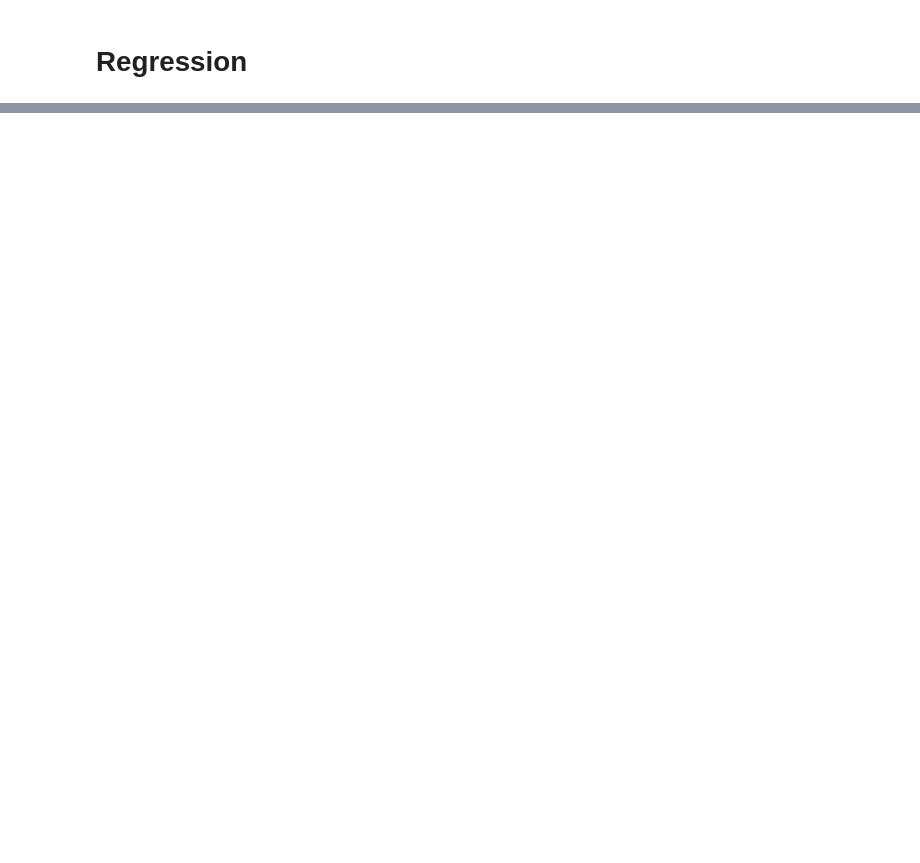
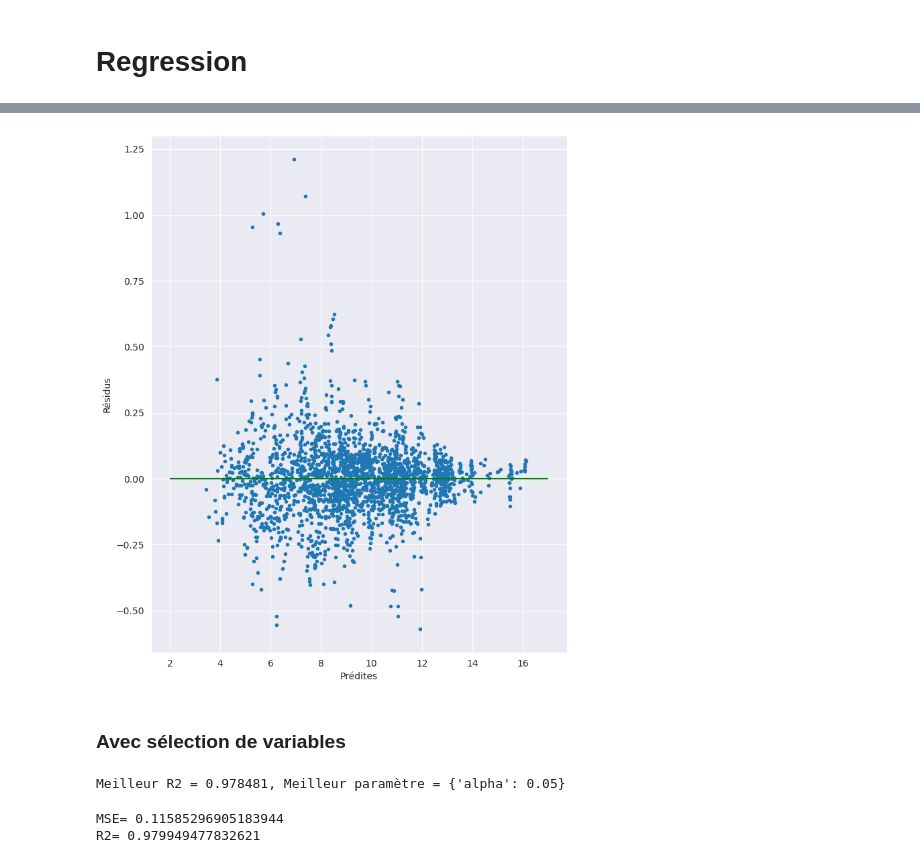
Before and after one commit to Mathilde-Mrs/Projet_machine_learning, a Jupyter notebook: notebook_python_Modif.ipynb, the cells around one changed output, grey strips where cells are left out. Drawn from its saved outputs; the diff is of its cells as text; code cells hidden in the pictures; blank space fills up the shorter version.

```diff
--- a/notebook_python_Modif.ipynb
+++ b/notebook_python_Modif.ipynb
@@ -786,0 +818,6 @@ energy.groupby("Year")['Value_co2_emissions_kt_by_country'].agg([np.mean, np.std
+# %%
+energyDum=pd.get_dummies(energy[["Entity","Year"]])
+
+
+dfC=pd.concat([energyDum, energyQuant],axis=1)
+dfC.head()
@@ -787,2 +832,16 @@ energy.groupby("Year")['Value_co2_emissions_kt_by_country'].agg([np.mean, np.std
+# %%
+Y=energy["SValue_co2_emissions_kt_by_country"]
+# %%
+from sklearn.model_selection import train_test_split
+t_size= int(0.2*energy.shape[0])
+X1_train,X1_test,Y_train,Y_test=train_test_split(dfC,Y,test_size=t_size,random_state=11)
+#Standardisation
+from sklearn.preprocessing import StandardScaler
+
+scaler = StandardScaler()
+scaler.fit(X1_train)
+X_train = scaler.transform(X1_train)
+# Meme transformation sur le test
+X_test = scaler.transform(X1_test)
 # %% [markdown]
 # Regression
@@ -788,0 +850,6 @@ energy.groupby("Year")['Value_co2_emissions_kt_by_country'].agg([np.mean, np.std
+# %%
+from sklearn import linear_model
+from sklearn.metrics import mean_squared_error
+reg = linear_model.LinearRegression()
+reg.fit(X_train,Y_train)
+prev=reg.predict(X_train)
@@ -788,0 +872,28 @@ energy.groupby("Year")['Value_co2_emissions_kt_by_country'].agg([np.mean, np.std
+# %%
+plt.plot(prev,Y_train-prev,".")
+plt.xlabel(u"Prédites")
+plt.ylabel(u"Résidus")
+plt.hlines(0,2,17,color='green')
+plt.show()
+# %% [output]
+[figure, added]
+# %% [markdown]
+### Avec sélection de variables
+# %%
+from sklearn.model_selection import GridSearchCV
+# grille de valeurs du paramètre alpha à optimiser
+param=[{"alpha":[0.05,0.1,0.2,0.3,0.4,0.5,1]}]
+regLasso = GridSearchCV(linear_model.Lasso(), param,cv=5,n_jobs=-1)
+regLassOpt=regLasso.fit(X_train, Y_train)
+# paramètre optimal
+regLassOpt.best_params_["alpha"]
+print("Meilleur R2 = %f, Meilleur paramètre = %s" % (regLassOpt.best_score_,regLassOpt.best_params_))
+# %% [output]
+Meilleur R2 = 0.978481, Meilleur paramètre = {'alpha': 0.05}
+# %%
+prev=regLassOpt.predict(X_train)
+print("MSE=",mean_squared_error(prev,Y_train))
+print("R2=",r2_score(Y_train,prev))
+# %% [output]
+MSE= 0.11585296905183944
+R2= 0.979949477832621
```
Also changed, not shown: parts of 29 cells of this notebook.
